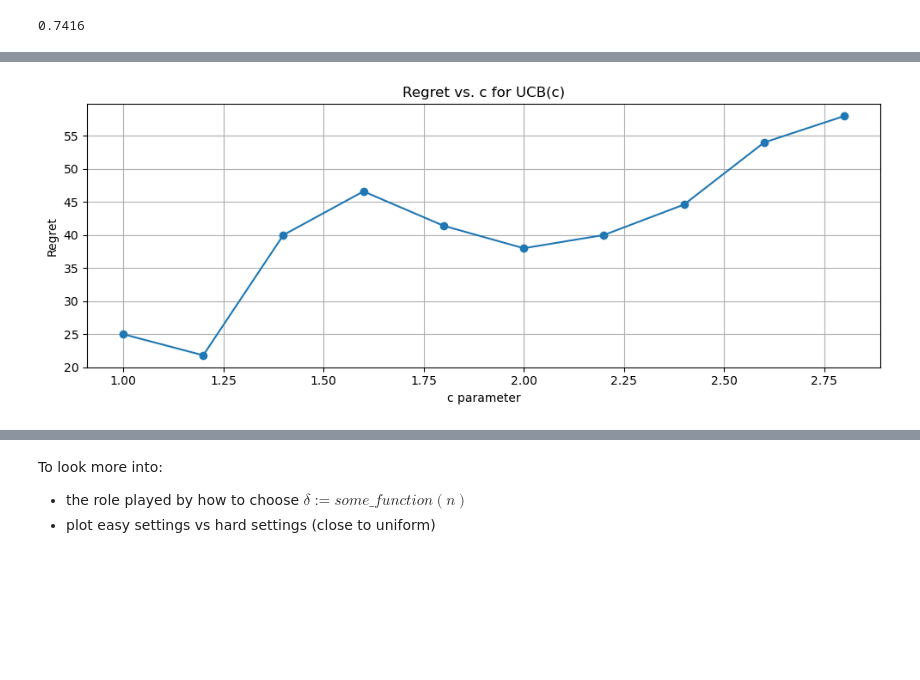
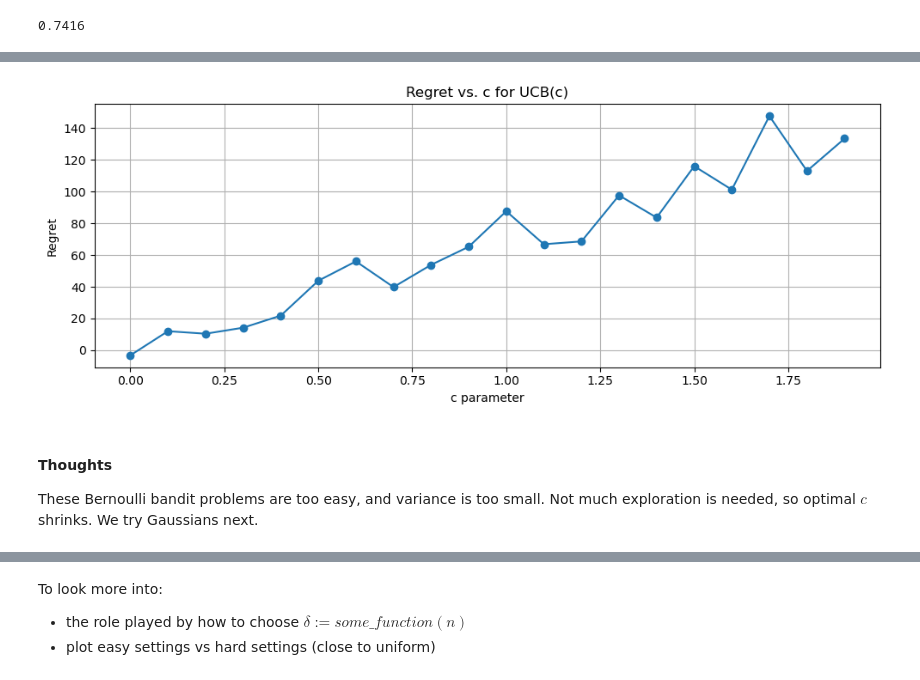
Before and after one commit to sun-ruiheng/MA4198, a Jupyter notebook: ucb.ipynb, the cells around one changed output, grey strips where cells are left out. Saved outputs shown, nothing was run; the diff lists cells and outputs as text; code cells hidden in the pictures; blank space fills up the shorter version.

```diff
--- a/ucb.ipynb
+++ b/ucb.ipynb
@@ -70,4 +70,27 @@ Experiment 7.1 demonstrates that while a perfectly tuned ETC (with known $\Delta
 I'll try to reproduce their results and hopefully generate insights of my own.
 # %% [markdown]
 ## DO SOME EXPERIMENTS
+# %%
+import numpy as np
+
+class BernoulliBandit:
+    def __init__(self, means):
+        self.means = means
+        self.K = len(means)
+
+    def pull(self, arm):
+        return np.random.rand() < self.means[arm]
+
+class GaussianBandit:
+    def __init__(self, means, stds=None):
+        self.means = means
+        self.K = len(means)
+        # allow either a single shared std or per‑arm stds
+        if stds is None:
+            self.stds = np.ones(self.K) # sigma=1 by default
+        else:
+            self.stds = np.array(stds)
+
+    def pull(self, arm):
+        return np.random.normal(self.means[arm], self.stds[arm])
 # %%
@@ -176,0 +220,6 @@ p = optimal_arm_percentages(choices, means, 50)
+# %%
+means = [0.3, 0.4, 0.5, 0.6, 0.7] # harder problem
+horizon = 20000 # doubled the horizon (it does have 4x the variance)
+delta = 1/horizon**2
+env = GaussianBandit(means)
+experiment_plot_optimal_arm(means, delta, horizon, env, 60)
@@ -185,8 +243,8 @@ def compute_regret(rewards, means):
     return t * optimal_mean - np.sum(rewards)
 
 # --- sweep c values and compute regret ---
-def regret_vs_c(means, delta, horizon, reps=5):
-    c_values = np.arange(1, 3, 0.2)
+def regret_vs_c(means, delta, horizon, env, c_min=0, c_max=3, reps=5):
+    c_values = np.arange(c_min, c_max, 0.1)
     regrets = []
 
     for c in c_values:
@@ -209,7 +267,7 @@ def regret_vs_c(means, delta, horizon, reps=5):
 
 
 def plot_regret_vs_c(c_values, regrets):
-    plt.figure(figsize=(10, 4))
+    plt.figure(figsize=(15, 4))
     plt.plot(c_values, regrets, marker='o')
     plt.xlabel("c parameter")
     plt.ylabel("Regret")
@@ -220,8 +286,11 @@ def plot_regret_vs_c(c_values, regrets):
 # %%
-means=[0.3, 0.2,0.9]
-horizon=5000
-delta = 1/horizon
-c_values, regrets = regret_vs_c(means,delta,horizon)
+means = [0.2, 0.3, 0.4, 0.9] # easier problem
+horizon = 5000
+delta = 1/horizon**2
+c_values, regrets = regret_vs_c(means,delta, horizon, BernoulliBandit)
 plot_regret_vs_c(c_values, regrets)
 # %% [output]
-[figure, old version]
+[figure, new version]
+# %% [markdown]
+#### Thoughts
+These Bernoulli bandit problems are too easy, and variance is too small. Not much exploration is needed, so optimal $c$ shrinks. We try Gaussians next.
```
Also changed, not shown: parts of 17 cells of this notebook.
